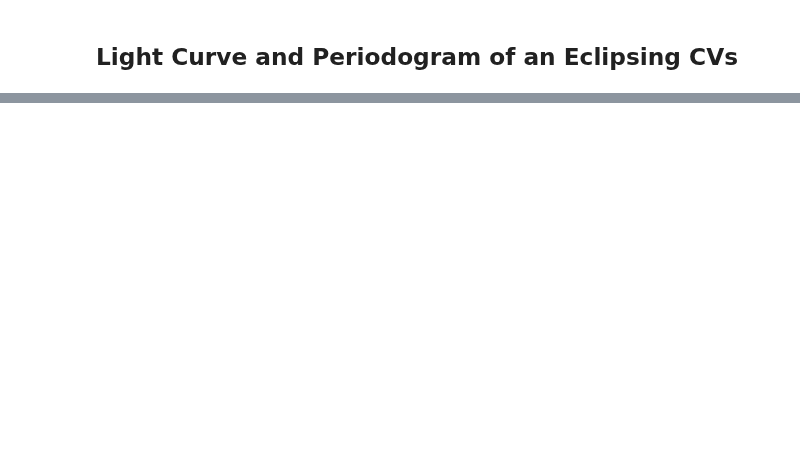
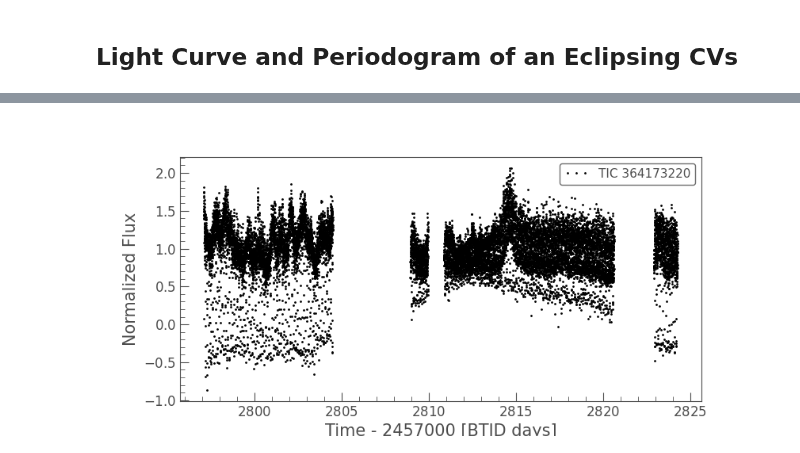
Before and after one commit to katerickels/CV-Analyzer, a Jupyter notebook: Old Data/Eclipsing CVs/Light Curve and Periodogram of an Eclipsing CVs.ipynb, the cells around one changed output, grey strips where cells are left out. Saved outputs shown, nothing was run; the diff lists cells and outputs as text; code cells hidden in the pictures; blank space fills up the shorter version.

```diff
--- a/Old Data/Eclipsing CVs/Light Curve and Periodogram of an Eclipsing CVs.ipynb
+++ b/Old Data/Eclipsing CVs/Light Curve and Periodogram of an Eclipsing CVs.ipynb
@@ -9,7 +9,7 @@ import matplotlib.pyplot as plt
 import lightkurve as lk
 # %%
 # Specify the Eclipsing CVs:
-TIC = 'TIC 236005060'
+TIC = 'TIC 364173220'
 
 data_all = lk.search_lightcurve(TIC)
 
@@ -17,16 +24,18 @@ data_all
 # %%
 import matplotlib.pyplot as plt
 
-data = data_all[0]
+data = data_all[0:2]
 
 lc = data.download_all().stitch()
 
 #lc.to_csv('TIC236005060.csv')
 #lc.to_fits('TIC236005060.fits')
 
 p = lc.plot(linewidth = 0, marker = '.', color = 'k')
 
 plt.show()
+# %% [output]
+[figure, added]
 # %%
 import matplotlib.pyplot as plt
 
```
Also changed, not shown: parts of 2 cells of this notebook.
